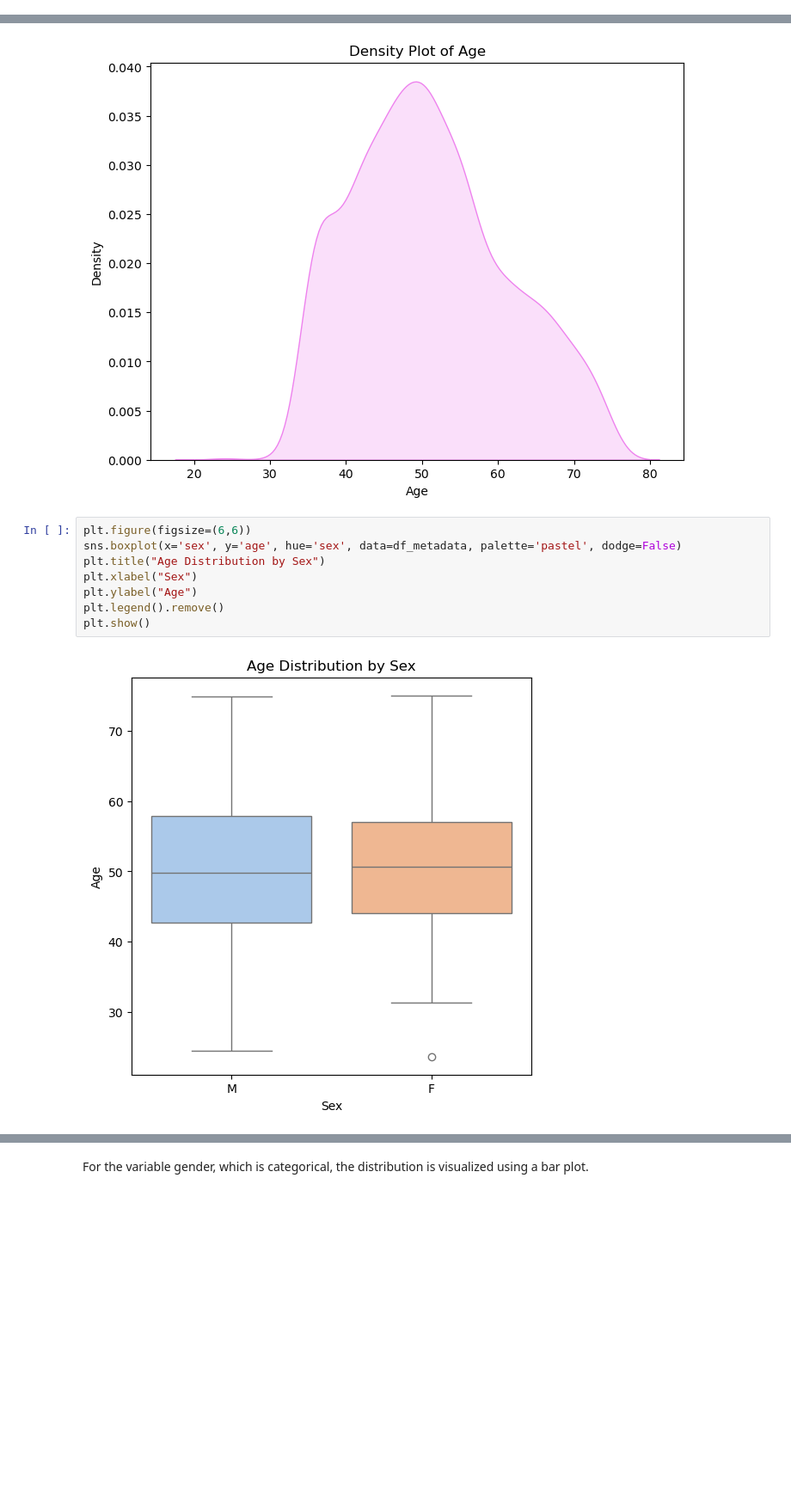
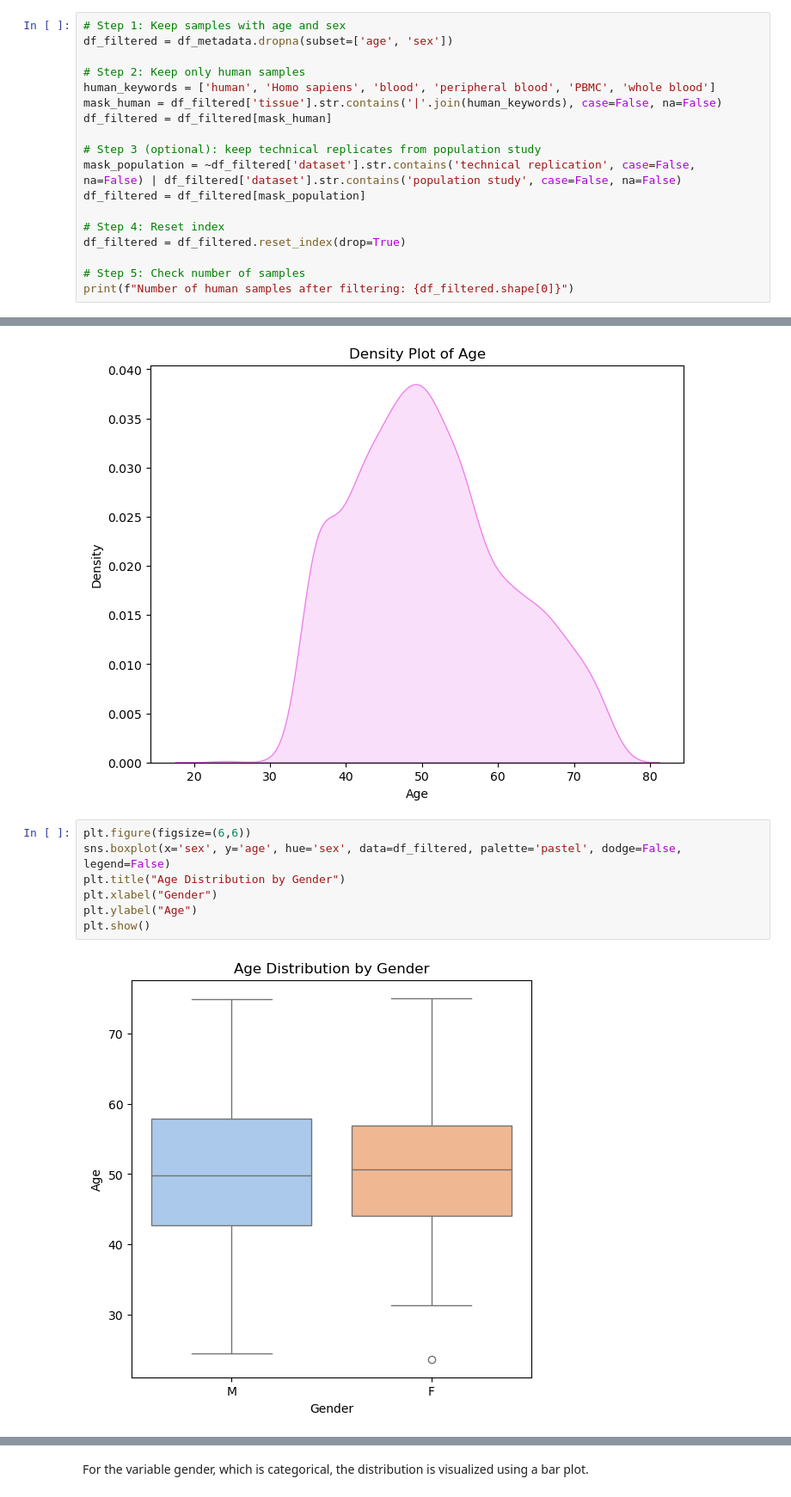
Before and after one commit to Magal88/BINF7700_Capstone_Eisik_Magali, a Jupyter notebook: eisik_GSE55763.ipynb, the cells around one changed output, grey strips where cells are left out. Shown at 86% size. Drawn from its saved outputs; the diff is of its cells as text; blank space fills up the shorter version.

```diff
--- a/eisik_GSE55763.ipynb
+++ b/eisik_GSE55763.ipynb
@@ -114,0 +133,18 @@ dtype: object
+# %%
+# Step 1: Keep samples with age and sex
+df_filtered = df_metadata.dropna(subset=['age', 'sex'])
+
+# Step 2: Keep only human samples
+human_keywords = ['human', 'Homo sapiens', 'blood', 'peripheral blood', 'PBMC', 'whole blood']
+mask_human = df_filtered['tissue'].str.contains('|'.join(human_keywords), case=False, na=False)
+df_filtered = df_filtered[mask_human]
+
+# Step 3 (optional): keep technical replicates from population study
+mask_population = ~df_filtered['dataset'].str.contains('technical replication', case=False, na=False) | df_filtered['dataset'].str.contains('population study', case=False, na=False)
+df_filtered = df_filtered[mask_population]
+
+# Step 4: Reset index
+df_filtered = df_filtered.reset_index(drop=True)
+
+# Step 5: Check number of samples
+print(f"Number of human samples after filtering: {df_filtered.shape[0]}")
@@ -165,13 +203,12 @@ plt.show()
 [figure]
 # %%
 plt.figure(figsize=(6,6))
-sns.boxplot(x='sex', y='age', hue='sex', data=df_metadata, palette='pastel', dodge=False)
-plt.title("Age Distribution by Sex")
-plt.xlabel("Sex")
+sns.boxplot(x='sex', y='age', hue='sex', data=df_filtered, palette='pastel', dodge=False, legend=False)
+plt.title("Age Distribution by Gender")
+plt.xlabel("Gender")
 plt.ylabel("Age")
-plt.legend().remove()
 plt.show()
 # %% [output]
-[figure, old version]
+[figure, new version]
 # %%
 gender_table = pd.DataFrame({
```
Also changed, not shown: parts of 11 cells of this notebook.
